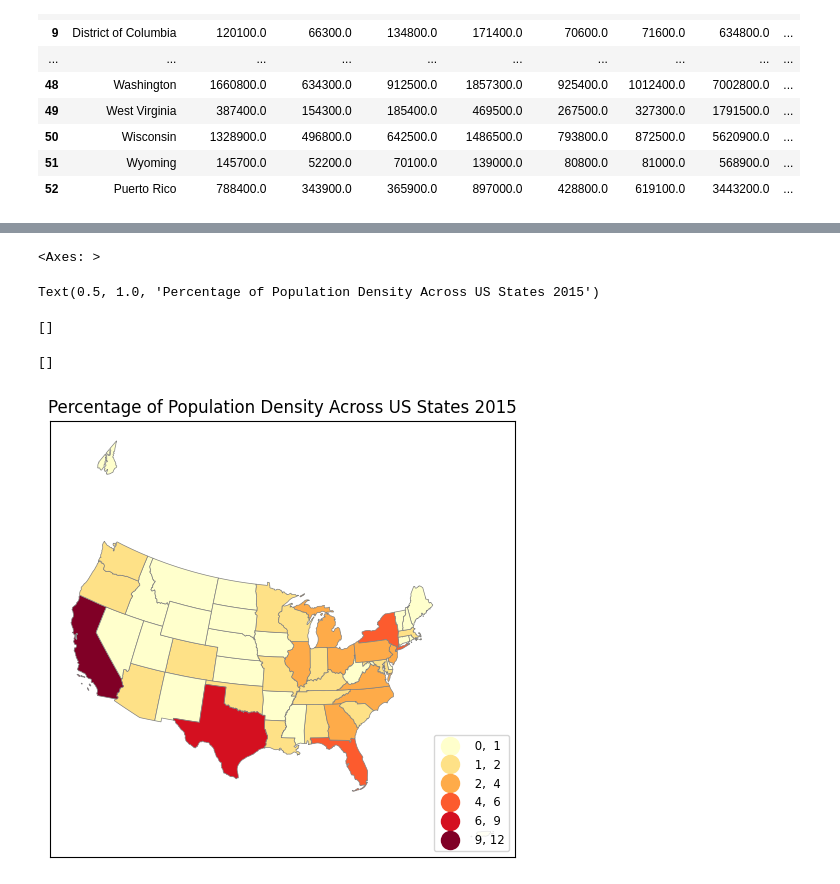
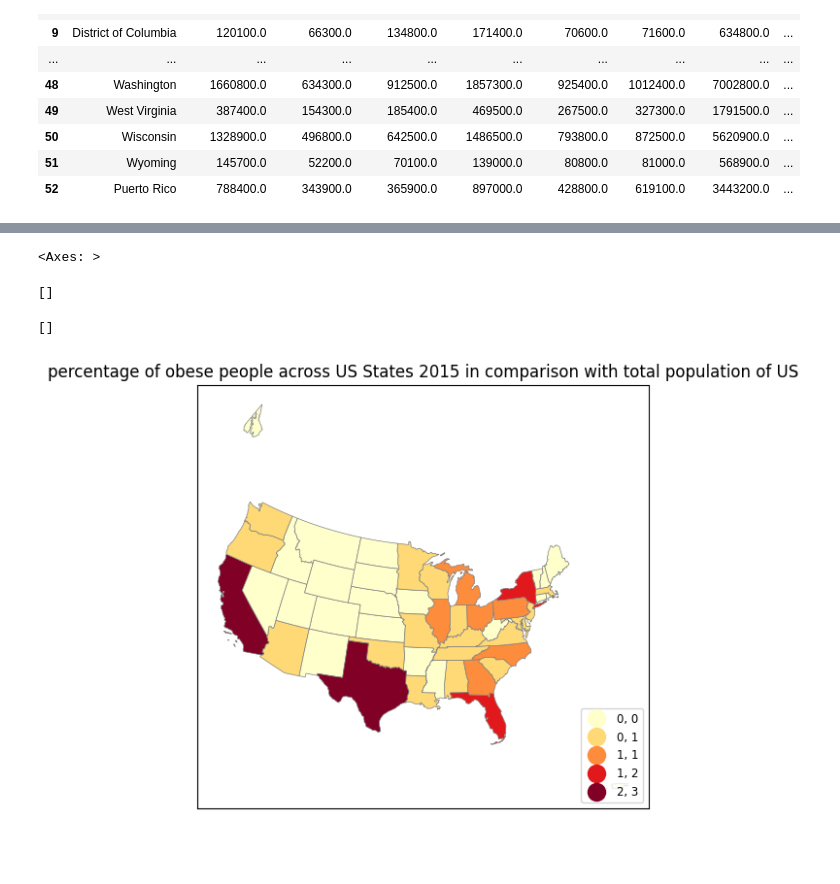
Before and after one commit to kpatwa153/gis, a Jupyter notebook: map.ipynb, the cells around one changed output, grey strips where cells are left out. Cells and saved outputs as stored; diff of their text form; code cells hidden in the pictures; blank space fills up the shorter version.

```diff
--- a/map.ipynb
+++ b/map.ipynb
@@ -141,6 +143,7 @@ rows_to_drop = list(range(53,69))
 df2 = df2.drop(rows_to_drop,axis = 0)
 # %%
 df2['percentage_us_population_per_state'] = (df2['Total'] / df2.loc[0,'Total']) * 100
+df2['percentage_us_population_per_state'] = round(df2['percentage_us_population_per_state'],2)
 df2
 # %% [output]
 |  | Location | Children 0-18 | Adults 19-25 | Adults 26-34 | Adults 35-54 | Adults 55-64 | 65+ | Total | ... |
@@ -160,6 +163,3 @@ df2
 | 50 | Wisconsin | 1328900.0 | 496800.0 | 642500.0 | 1486500.0 | 793800.0 | 872500.0 | 5620900.0 | ... |
 | 51 | Wyoming | 145700.0 | 52200.0 | 70100.0 | 139000.0 | 80800.0 | 81000.0 | 568900.0 | ... |
 | 52 | Puerto Rico | 788400.0 | 343900.0 | 365900.0 | 897000.0 | 428800.0 | 619100.0 | 3443200.0 | ... |
-# %%
-df2 = df2.drop([0],axis = 0)
-df2
@@ -185,3 +167,5 @@ df2
 obs.rename(columns = {'NAME':'Location'},inplace=True)
 # %%
 merged_data = df2.merge(obs,on = 'Location',how='left')
+merged_data['Obesity By Number'] = (merged_data['Total'] * merged_data['Obesity'])/100
+merged_data['Obesity By Number'] = round(merged_data['Obesity By Number'],2)
@@ -201,0 +192,3 @@ merged_data['Obesity By Number'] = (merged_data['Total'] * merged_data['Obesity'
+# %%
+merged_data['Obesity_per_state'] = round((merged_data['Obesity By Number'] * 100 / df2.loc[0,'Total']),2)
+merged_data.describe()
@@ -202,16 +210,19 @@ merged_data['Obesity By Number'] = (merged_data['Total'] * merged_data['Obesity'
 # %%
-gdf = gpd.GeoDataFrame(merged_data, geometry='geometry')
-fig, ax = plt.subplots(1, figsize=(6, 10))
-gdf.plot(ax=ax, column='percentage_us_population_per_state', legend=True, cmap='YlOrRd', scheme='Natural_Breaks', k=6,
-         edgecolor='grey', linewidth=0.5, legend_kwds={"fmt": "{:,.0f}",
-                                                      'loc': 'lower right', 'title_fontsize': 'medium', 'fontsize': 'small', 'markerscale': 1.4})
-ax.set_title("Percentage of Population Density Across US States 2015")
-ax.set_xticks([])  # Remove x-axis ticks
-ax.set_yticks([])  # Remove y-axis ticks
-plt.show()  # Display the plot
+#your first thematic map! :) lets unpack options real quick esp fmt for dec pts; more later under 'bells and whistles'
+fig, ax = plt.subplots(1, figsize=(6,10))
+gdf.plot(ax=ax,column='Obesity_per_state',legend=True,cmap='YlOrRd',scheme='natural_breaks',k=5,
+         edgecolor='grey',linewidth=0.5,legend_kwds= {"fmt": "{:,.00f}",
+        'loc':'lower right','title_fontsize':'medium','fontsize':'small','markerscale':1.4}) #
+#leg1 = ax.get_legend()
+#leg1.set_title('''Population Density
+#2010 (pers/sq mi)''')
+ax.title.set_text("percentage of obese people across US States 2015 in comparison with total population of US")
+ax.set_xticks([]) #kills xticks
+ax.set_yticks([]) #kills xticks
+#plt.savefig('fig.pdf',bbox_inches='tight') #,pad_inches=0.1, dpi=200, transparent=True #eps, jpeg, jpg, pdf, pgf, png, ps, raw, rgba, svg, svgz, tif, tiff
+#files.download('fig.pdf') #note can also right click fig and save image as
 # %% [output]
 <Axes: >
-Text(0.5, 1.0, 'Percentage of Population Density Across US States 2015')
+[]
 []
-[]
-[figure, old version]
+[figure, new version]
```
Also changed, not shown: parts of 13 cells of this notebook.
